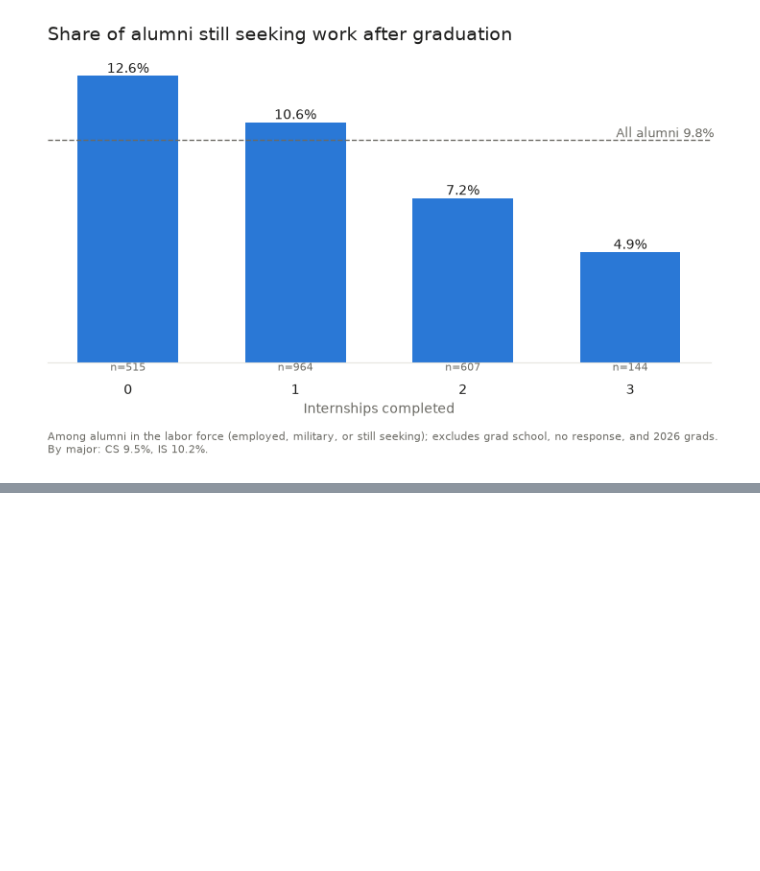
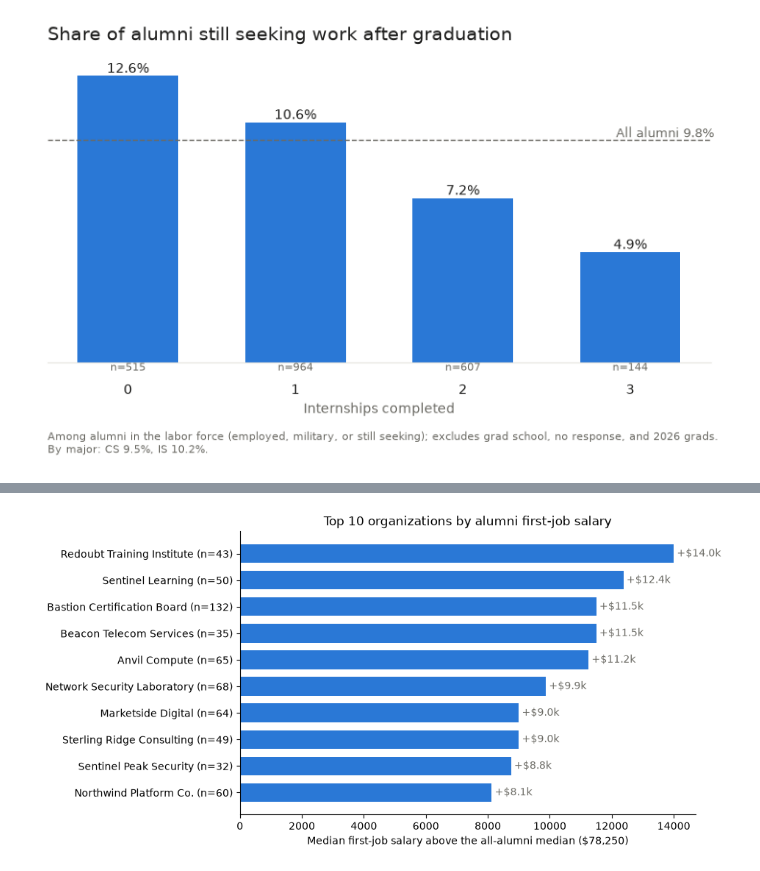
Before and after one commit to WestphalianFresco/TSWhackUMBC, a Jupyter notebook: dataset_analysis.ipynb, the cells around one changed output, grey strips where cells are left out. Cells and saved outputs as stored; diff of their text form; code cells hidden in the pictures; blank space fills up the shorter version.

```diff
--- a/dataset_analysis.ipynb
+++ b/dataset_analysis.ipynb
@@ -553,0 +590,22 @@ plt.show()
+# %%
+# alumni only; one row per person per organization, so repeat entries don't double-count
+df_expalum = df_studexp[df_studexp["campus_id"].isin(df_alum["campus_id"])].drop_duplicates(["campus_id", "organization"])
+df_expsalary = df_expalum.merge(df_alum[["campus_id", "first_job_annual_salary_usd"]], on="campus_id")
+
+org_rank = df_expsalary.groupby("organization").agg(
+    n=("first_job_annual_salary_usd", "count"),          # alumni with a first-job salary
+    median_salary=("first_job_annual_salary_usd", "median"),
+)
+baseline = df_alum["first_job_annual_salary_usd"].median()
+top10 = org_rank[org_rank["n"] >= 30].nlargest(10, "median_salary")
+premium = (top10["median_salary"] - baseline)[::-1]   # reversed so #1 is on top
+
+fig, ax = plt.subplots(figsize=(8, 5))
+ax.barh([f"{o} (n={n})" for o, n in top10["n"][::-1].items()], premium, color=SERIES_COLORS[0], height=0.7)
+ax.bar_label(ax.containers[0], labels=[f"+${v/1000:.1f}k" for v in premium], padding=3, color=INK_MUTED)
+ax.set(xlabel=f"Median first-job salary above the all-alumni median (${baseline:,.0f})",
+       title="Top 10 organizations by alumni first-job salary")
+ax.spines[["top", "right"]].set_visible(False)
+plt.show()
+# %% [output]
+[figure, added]
```
Also changed, not shown: parts of 6 cells of this notebook, 2 other files.
